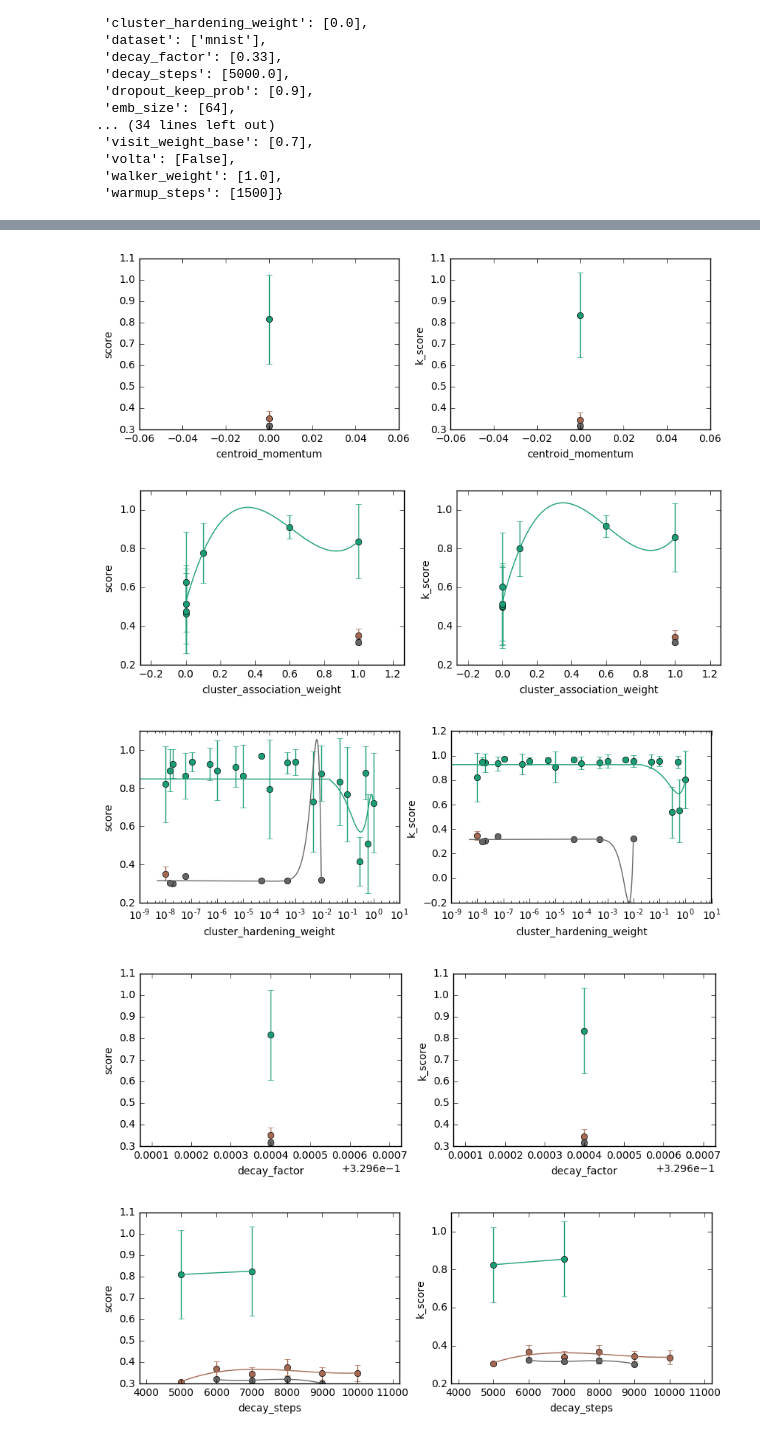
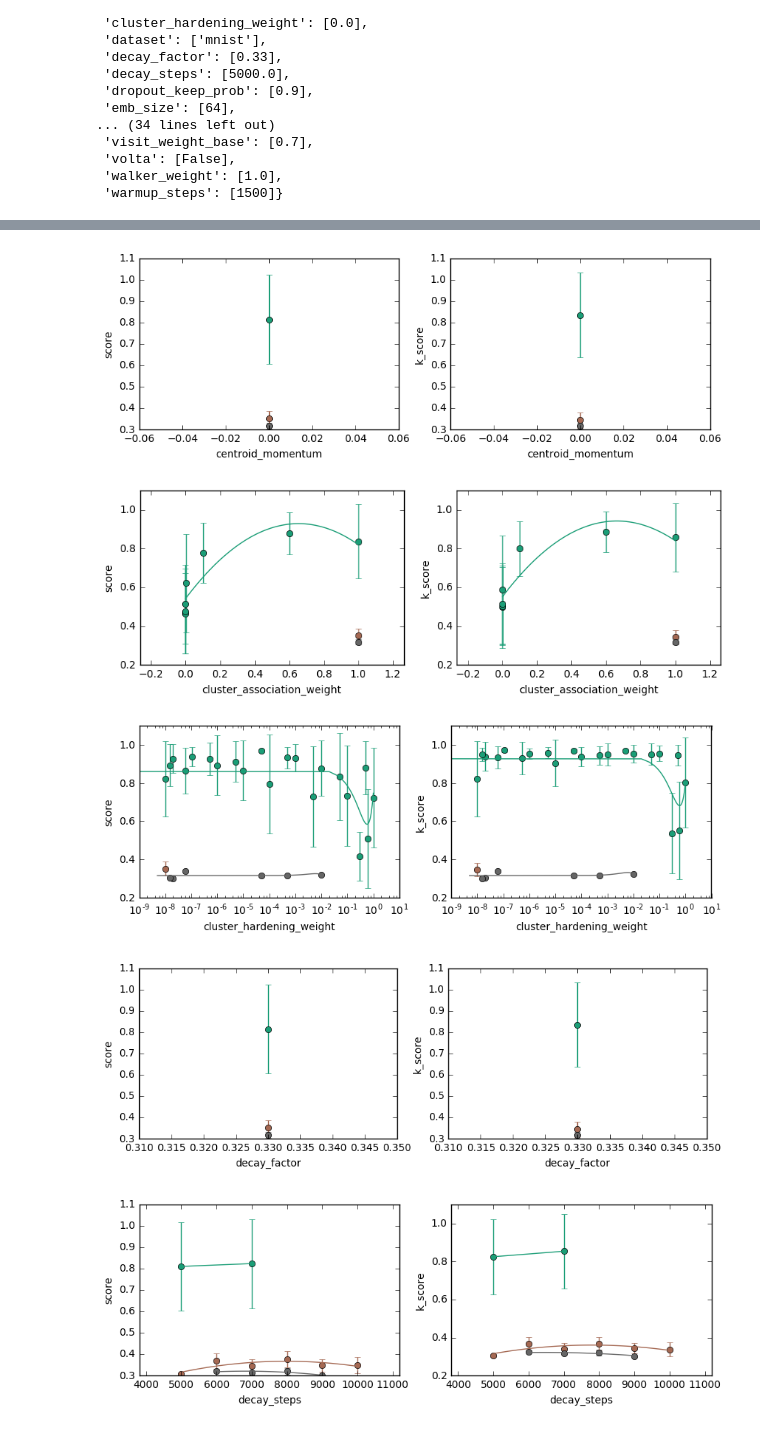
Before and after one commit to jplapp/associative_clustering, a Jupyter notebook: semisup/evaluation/master_table2.ipynb, the cells around one changed output, grey strips where cells are left out. Saved outputs shown, nothing was run; the diff lists cells and outputs as text; code cells hidden in the pictures.

Commit message:
changed degree of polyfit to 2

```diff
--- a/semisup/evaluation/master_table2.ipynb
+++ b/semisup/evaluation/master_table2.ipynb
@@ -187,8 +187,9 @@ for param in params:
                 axs[ax].set_xticklabels(xlabels, minor=False, rotation=40, fontsize=8)
 
             if len(xs) > 1:
-                deg = np.clip(len(xs)-1, 1, 3)
-                pf = np.poly1d(np.polyfit(xs, ys, deg))
+                deg = np.clip(len(xs)-1, 1, 2)
+                pf = np.polyfit(xs, ys, deg)
+                pf = np.poly1d(pf)
                 xp = np.linspace(np.min(xs), np.max(xs), 50)
                 axs[ax].plot(xp, pf(xp), color=c)
 
@@ -213,5 +214,5 @@ for param in params:
 [figure]
-[figure, old version]
+[figure, new version]
-[figure, old version]
+[figure, new version]
-[figure, old version]
+[figure, new version]
 [figure]
```
Also changed, not shown: parts of 3 cells of this notebook.
